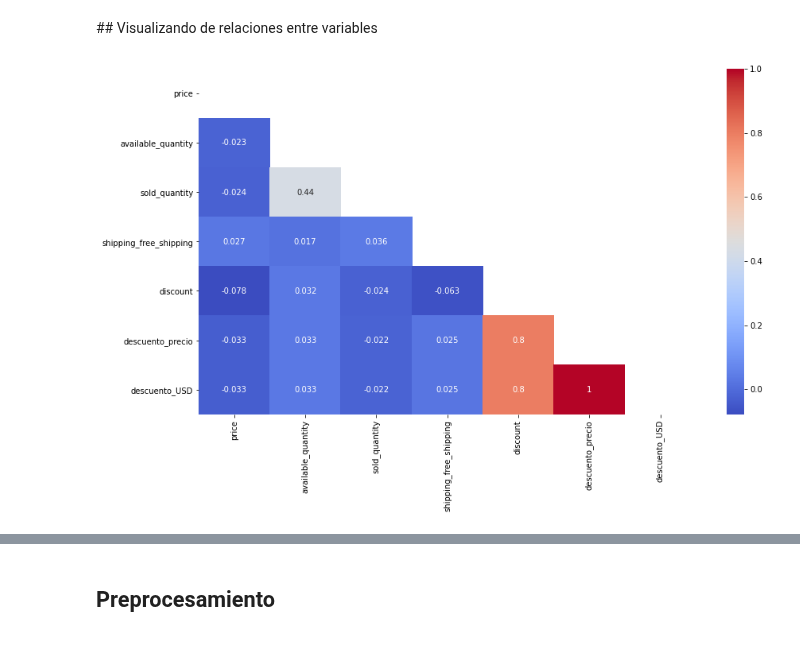
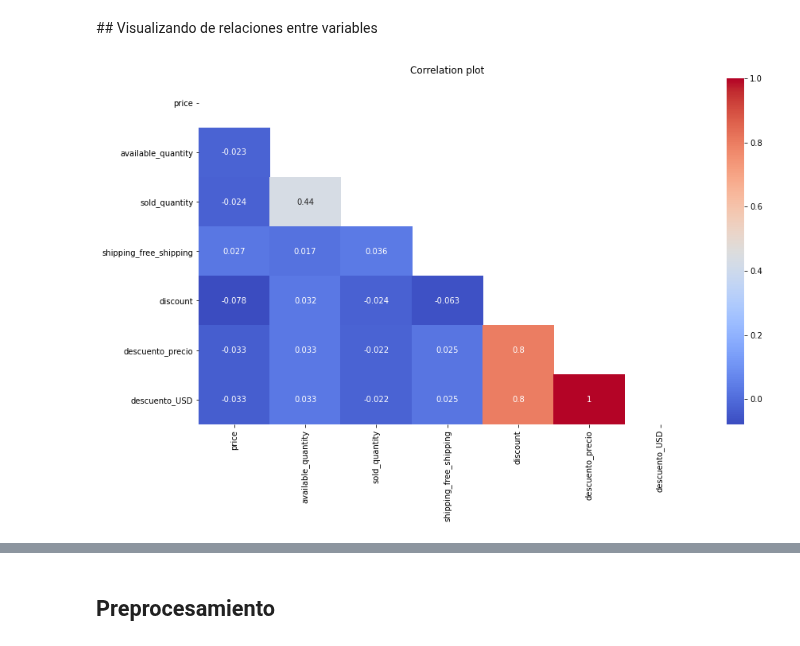
Before and after one commit to joaquinmenendez/demo_api_meli, a Jupyter notebook: Modelo.ipynb, the cells around one changed output, grey strips where cells are left out. Saved outputs shown, nothing was run; the diff lists cells and outputs as text; code cells hidden in the pictures.

```diff
--- a/Modelo.ipynb
+++ b/Modelo.ipynb
@@ -212,17 +221,19 @@ df = df.drop(columns=['address_state_name', 'BRAND', 'price_USD'])
 # %%
 # Correlaciones
 corr = df.corr()
 mask=np.triu(np.ones(corr.shape)).astype(np.bool)
 plt.figure(figsize = (14,8))
 ax = sns.heatmap(corr,
             xticklabels=corr.columns.values,
             yticklabels=corr.columns.values,
             cmap='coolwarm',
             annot = True,
             mask = mask
            )
+ax.set_title('Correlation plot')
+plt.show()
 # %% [output]
-[figure, old version]
+[figure, new version]
 # %%
 # Vamos a evaluar utilizando el predictive power score
 ppscore.predictors(df, "sold_quantity").sort_values('model_score')
```
Also changed, not shown: parts of 21 cells of this notebook.
